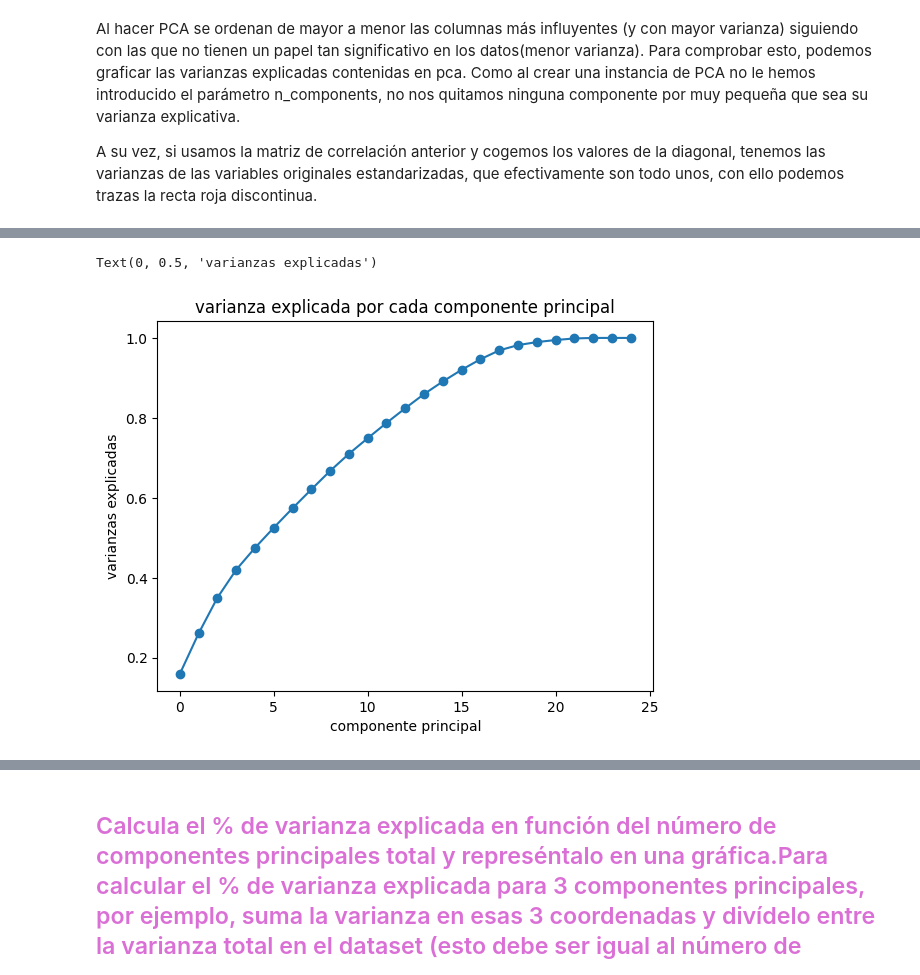
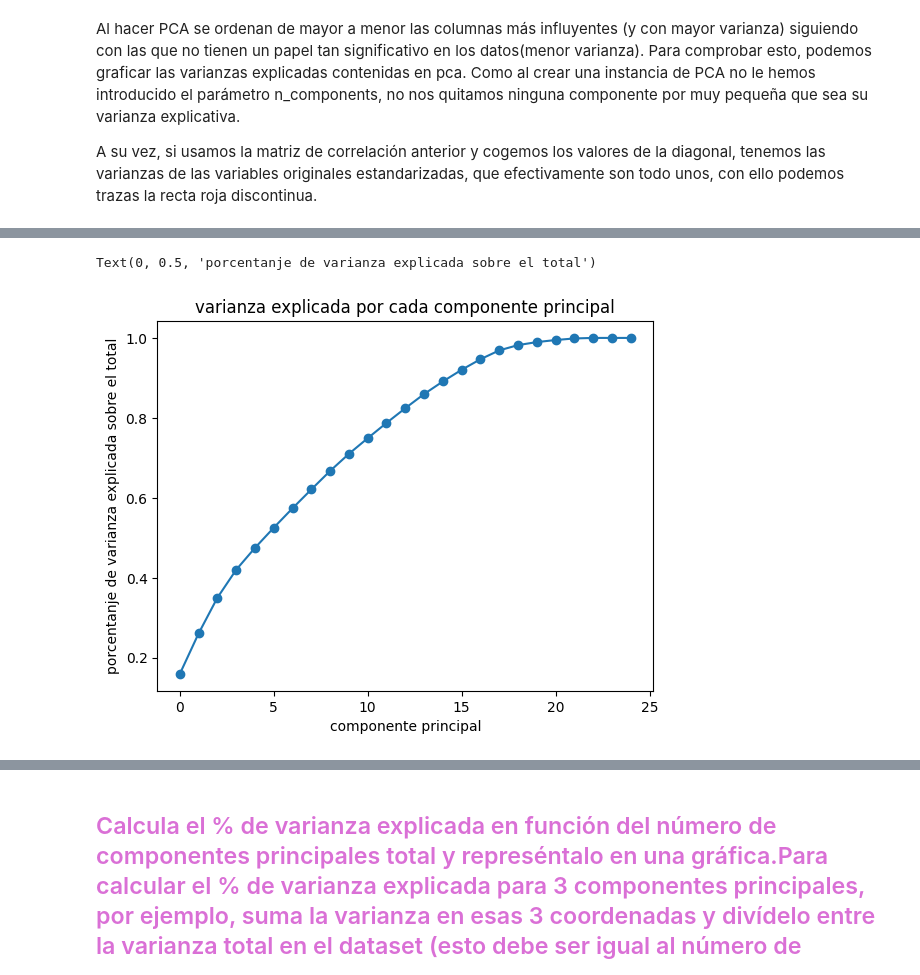
Before and after one commit to daviloncio/repositorio2, a Jupyter notebook: p4_aa/practica4.ipynb, the cells around one changed output, grey strips where cells are left out. Saved outputs shown, nothing was run; the diff lists cells and outputs as text; code cells hidden in the pictures.

```diff
--- a/p4_aa/practica4.ipynb
+++ b/p4_aa/practica4.ipynb
@@ -120,19 +141,19 @@ plt.plot(num_c_principal,varianzas,'r--')
 # %%
 num_c_principal=[] ; l_var_expl=[] ; varianzas_componentes=[]
 varianzas_componentes = pca.explained_variance_ratio_
 
 
 for i, _ in enumerate(varianzas_componentes):
     num_c_principal.append(i)
     l_var_expl.append(sum(varianzas_componentes[0:(i+1)]))
 
 
 plt.scatter(num_c_principal,l_var_expl)
 plt.plot(num_c_principal,l_var_expl)
 
 plt.title('varianza explicada por cada componente principal')
 plt.xlabel('componente principal')
-plt.ylabel('varianzas explicadas')
+plt.ylabel('porcentanje de varianza explicada sobre el total')
 # %% [output]
-Text(0, 0.5, 'varianzas explicadas')
+Text(0, 0.5, 'porcentanje de varianza explicada sobre el total')
-[figure, old version]
+[figure, new version]
```
Also changed, not shown: parts of 14 cells of this notebook, 2 other files.
